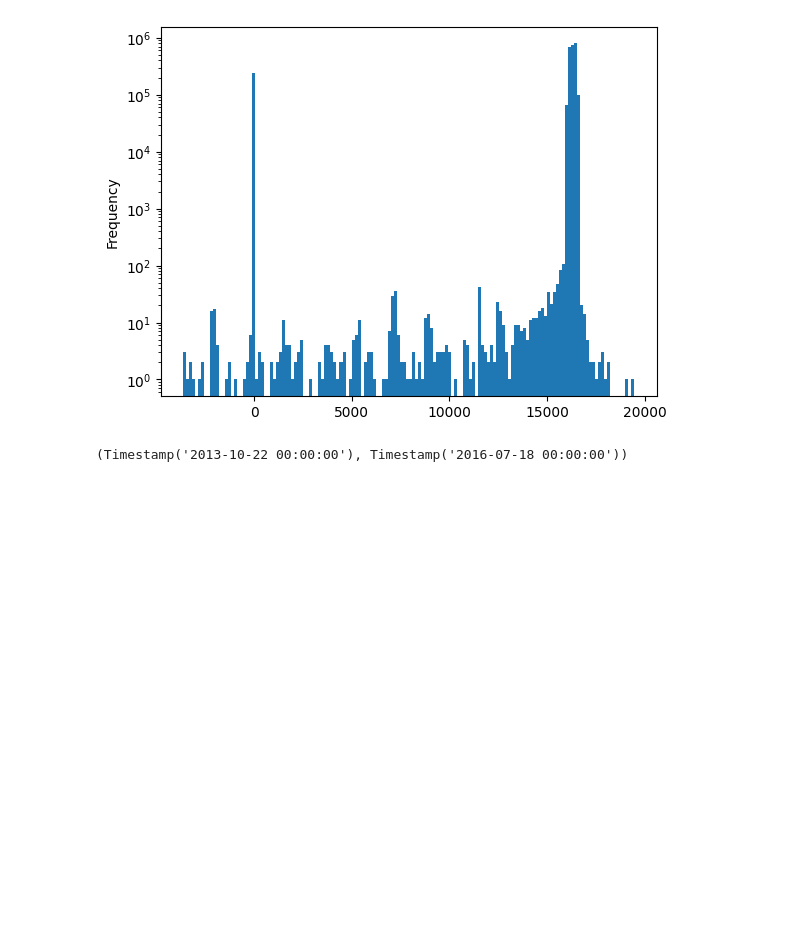
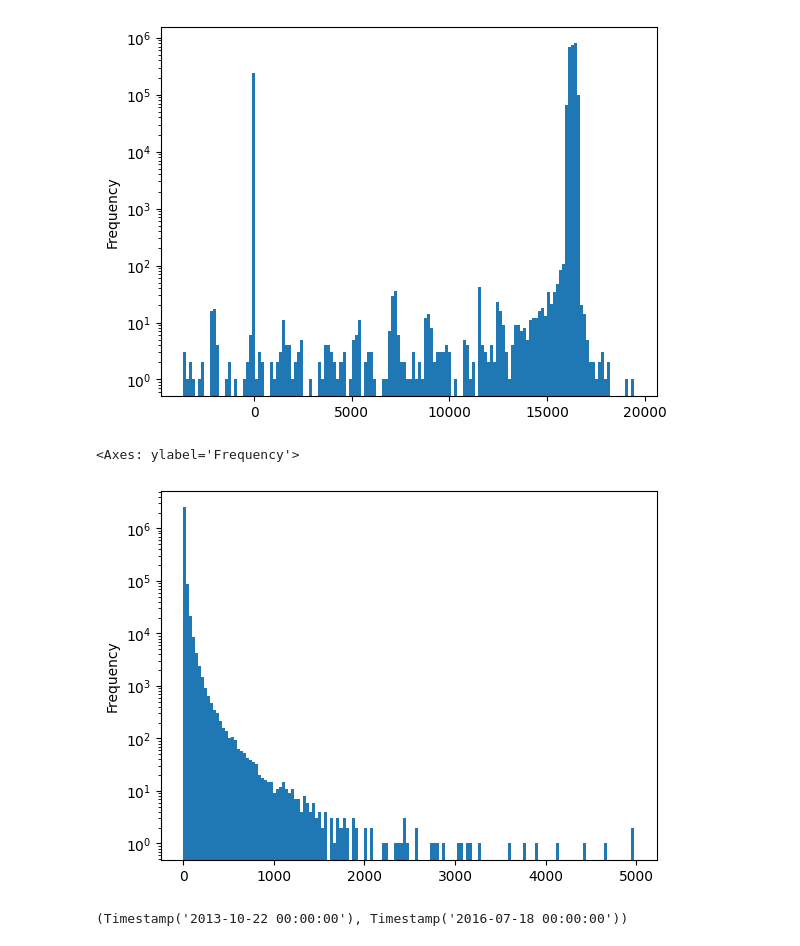
Before and after one commit to AMGrobelnik/MLG-Predicting-Impacful-Events, a Jupyter notebook: preprocess/batch/generate_batch_ids.ipynb, the cells around one changed output. Drawn from its saved outputs; the diff is of its cells as text; code cells hidden in the pictures; blank space fills up the shorter version.

```diff
--- a/preprocess/batch/generate_batch_ids.ipynb
+++ b/preprocess/batch/generate_batch_ids.ipynb
@@ -64,6 +65,11 @@ event_df['event_date'].plot.hist(bins=150, log=True)
 # %% [output]
 <Axes: ylabel='Frequency'>
 [figure]
+# %%
+event_df['count'].plot.hist(bins=150, log=True)
+# %% [output]
+<Axes: ylabel='Frequency'>
+[figure, added]
 # %%
 # 1.6.2014 in days
 start = 16000
```
Also changed, not shown: parts of 3 cells of this notebook.
